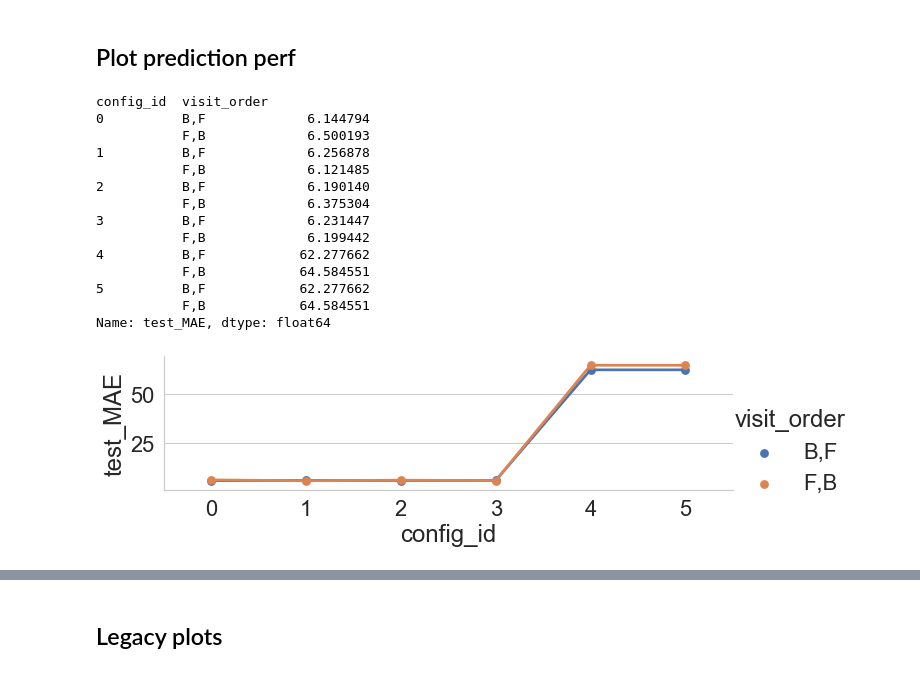
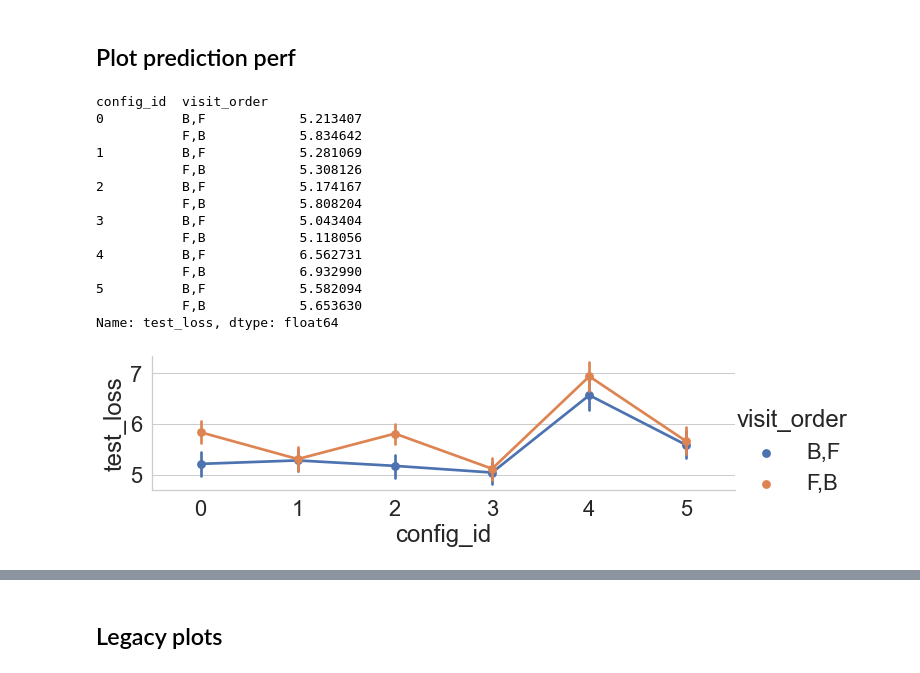
Before and after one commit to nikhil153/brain-diff, a Jupyter notebook: notebooks/5a_LSN_ROI.ipynb, the cells around one changed output, grey strips where cells are left out. Cells and saved outputs as stored; diff of their text form; code cells hidden in the pictures.

```diff
--- a/notebooks/5a_LSN_ROI.ipynb
+++ b/notebooks/5a_LSN_ROI.ipynb
@@ -268,28 +311,28 @@ g = sns.lineplot(x="epoch", y="epoch_loss", data=loss_df, hue="config_id", palet
 ## Plot prediction perf
 # %%
 plot_df = perf_df.copy()
-plot_df["test_MAE"] = 0.5 * (plot_df["test_MAE1"] + plot_df["test_MAE1"])
+plot_df["test_loss"] = 0.5 * (plot_df["test_loss1"] + plot_df["test_loss2"])
 
-print(plot_df.groupby(["config_id", "visit_order"]).mean()["test_MAE"])
+print(plot_df.groupby(["config_id", "visit_order"]).mean()["test_loss"])
 
 sns.set(font_scale=2)
 with sns.axes_style("whitegrid"):
-    g = sns.catplot(y="test_MAE",x="config_id",hue="visit_order", height=3, aspect=3, kind="point",
+    g = sns.catplot(y="test_loss",x="config_id",hue="visit_order", height=3, aspect=3, kind="point",
                     sharey=False, data=plot_df)
 # %% [output]
 config_id  visit_order
-0          B,F             6.144794
-           F,B             6.500193
-1          B,F             6.256878
-           F,B             6.121485
-2          B,F             6.190140
-           F,B             6.375304
-3          B,F             6.231447
-           F,B             6.199442
-4          B,F            62.277662
-           F,B            64.584551
-5          B,F            62.277662
-           F,B            64.584551
-Name: test_MAE, dtype: float64
+0          B,F            5.213407
+           F,B            5.834642
+1          B,F            5.281069
+           F,B            5.308126
+2          B,F            5.174167
+           F,B            5.808204
+3          B,F            5.043404
+           F,B            5.118056
+4          B,F            6.562731
+           F,B            6.932990
+5          B,F            5.582094
+           F,B            5.653630
+Name: test_loss, dtype: float64
-[figure, old version]
+[figure, new version]
 # %%
```
Also changed, not shown: parts of 20 cells of this notebook, 8 other files.
